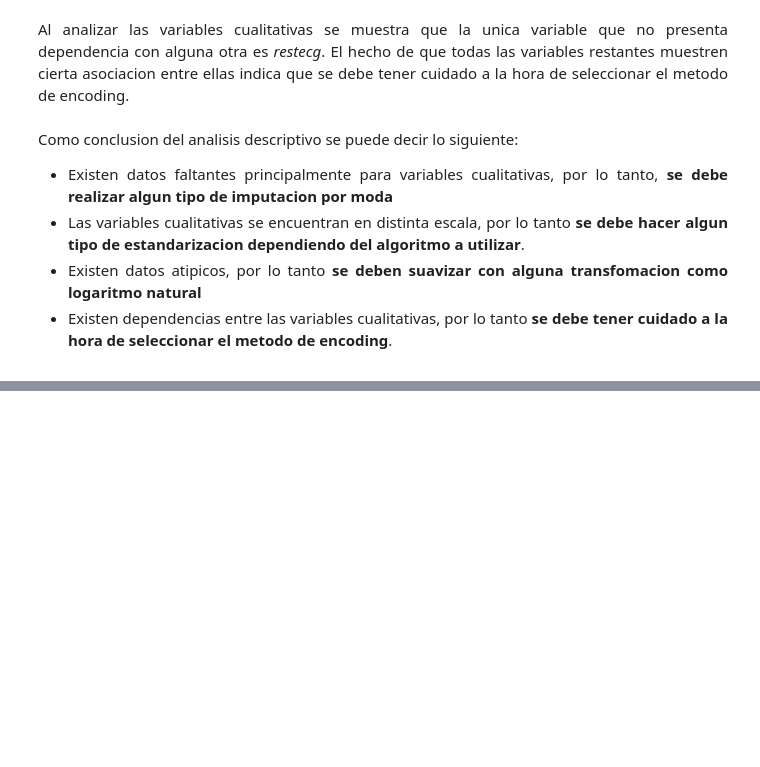
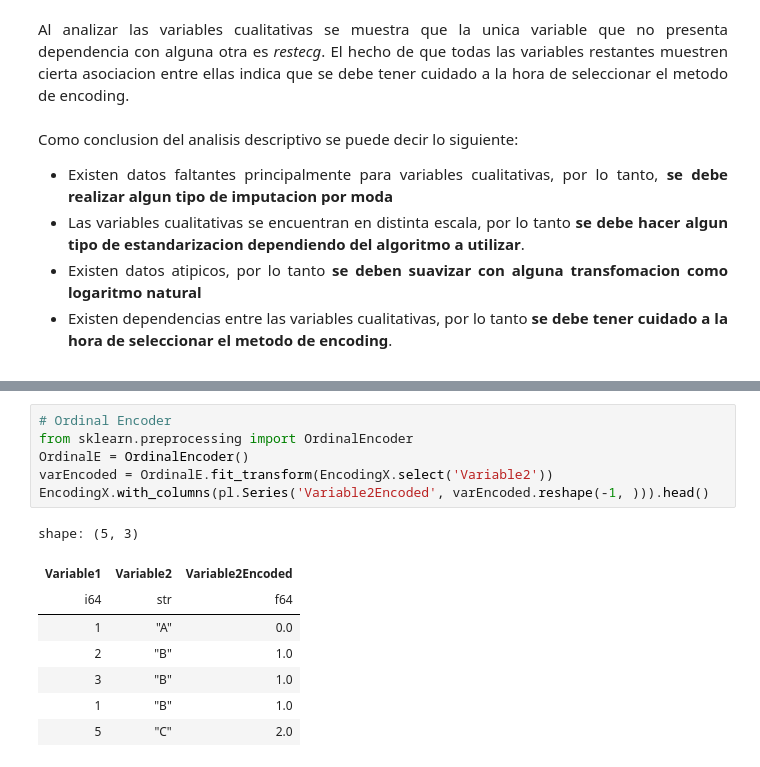
Before and after one commit to j220493/AnalisisEncodingCategoricalVariables, a Jupyter notebook: analisis.ipynb, the cells around one changed output, grey strips where cells are left out. Drawn from its saved outputs; the diff is of its cells as text; blank space fills up the shorter version.

```diff
--- a/analisis.ipynb
+++ b/analisis.ipynb
@@ -238,0 +271,15 @@ Como conclusion del analisis descriptivo se puede decir lo siguiente:
+# %%
+# Ordinal Encoder
+from sklearn.preprocessing import OrdinalEncoder
+OrdinalE = OrdinalEncoder()
+varEncoded = OrdinalE.fit_transform(EncodingX.select('Variable2'))
+EncodingX.with_columns(pl.Series('Variable2Encoded', varEncoded.reshape(-1, ))).head()
+# %% [output]
+shape: (5, 3)
+| Variable1 | Variable2 | Variable2Encoded |
+| i64 | str | f64 |
+| 1 | "A" | 0.0 |
+| 2 | "B" | 1.0 |
+| 3 | "B" | 1.0 |
+| 1 | "B" | 1.0 |
+| 5 | "C" | 2.0 |
```
Also changed, not shown: parts of 12 cells of this notebook.
